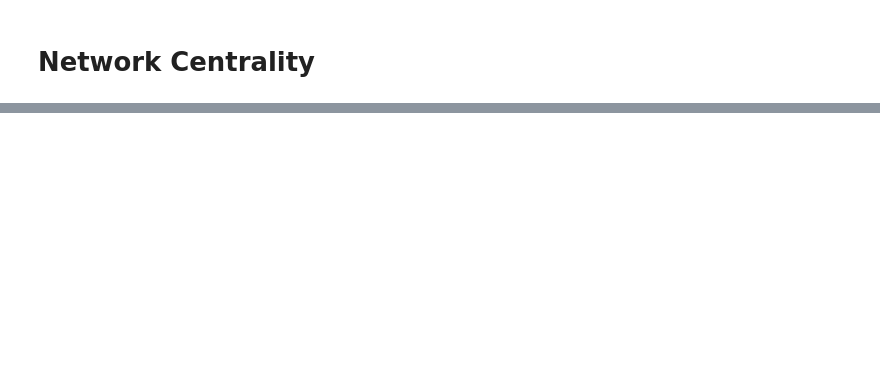
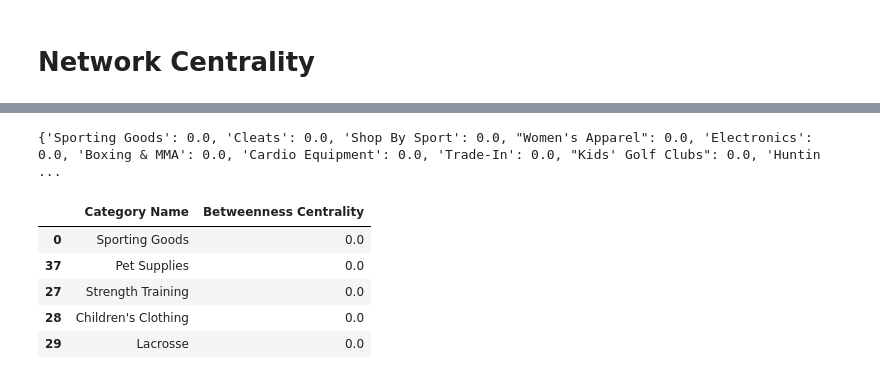
Before and after one commit to 18520339/social-network-analysis, a Jupyter notebook: source.ipynb, the cells around one changed output, grey strips where cells are left out. Saved outputs shown, nothing was run; the diff lists cells and outputs as text; code cells hidden in the pictures; blank space fills up the shorter version.

Commit message:
Add network centrality

```diff
--- a/source.ipynb
+++ b/source.ipynb
@@ -248,0 +265,16 @@ plt.show()
+# %%
+# Betweenness Centrality
+betweenness = nx.betweenness_centrality(G)
+betweenness_result = pd.DataFrame(betweenness.items(), columns=['Category Name', 'Betweenness Centrality'])
+betweenness_result.sort_values('Betweenness Centrality', ascending=False, inplace=True)
+
+print(betweenness)
+betweenness_result.head()
+# %% [output]
+{'Sporting Goods': 0.0, 'Cleats': 0.0, 'Shop By Sport': 0.0, "Women's Apparel": 0.0, 'Electronics': 0.0, 'Boxing & MMA': 0.0, 'Cardio Equipment': 0.0, 'Trade-In': 0.0, "Kids' Golf Clubs": 0.0, 'Huntin ...
+|  | Category Name | Betweenness Centrality |
+| 0 | Sporting Goods | 0.0 |
+| 37 | Pet Supplies | 0.0 |
+| 27 | Strength Training | 0.0 |
+| 28 | Children's Clothing | 0.0 |
+| 29 | Lacrosse | 0.0 |
```
Also changed, not shown: parts of 11 cells of this notebook.
